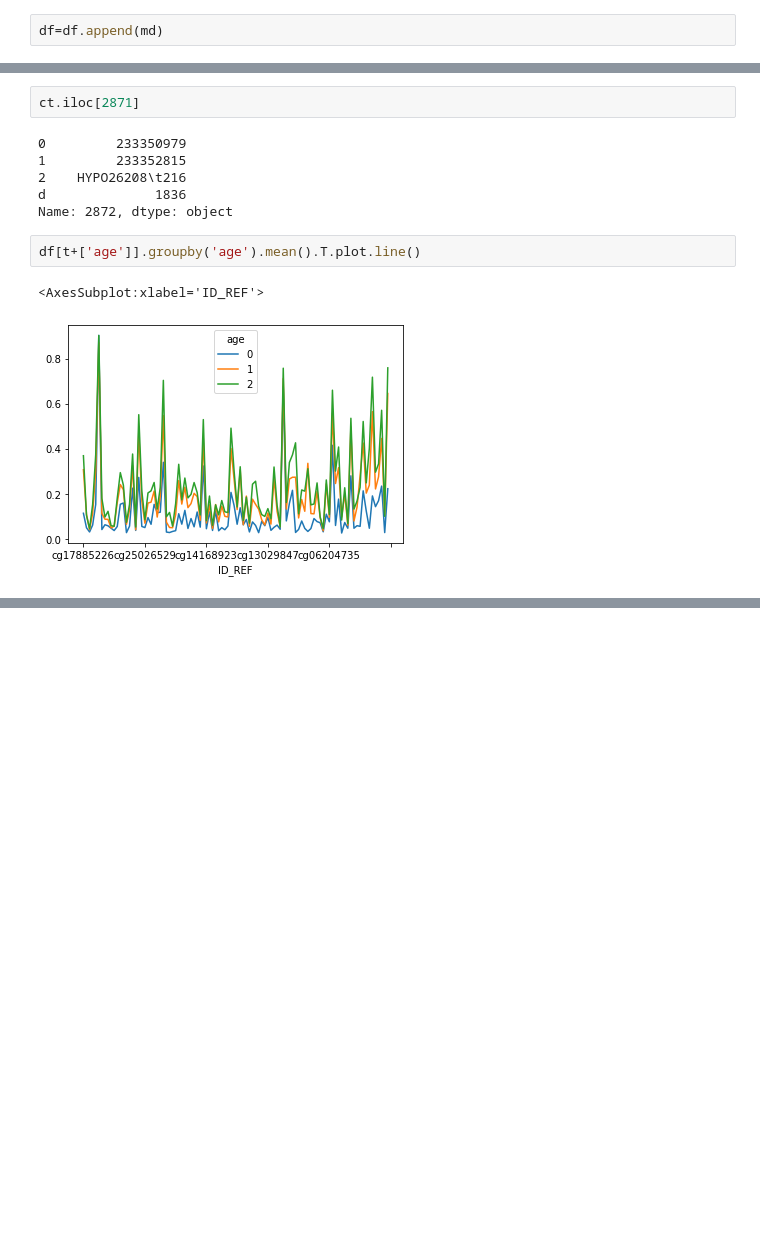
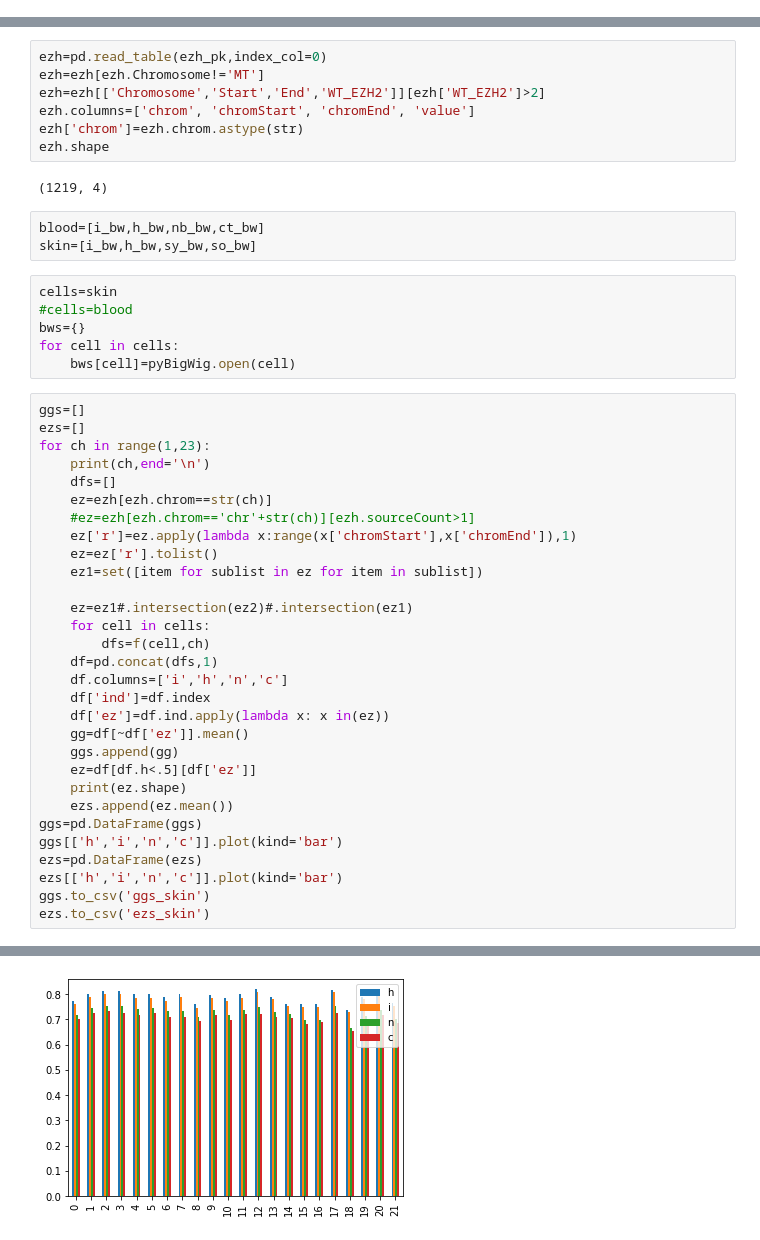
Before and after one commit to moqri/aging_2021, a Jupyter notebook: meth/nbct.ipynb, the cells around one changed output, grey strips where cells are left out. Drawn from its saved outputs; the diff is of its cells as text; blank space fills up the shorter version.

```diff
--- a/meth/nbct.ipynb
+++ b/meth/nbct.ipynb
@@ -34,2 +36,0 @@ df['age']=df['age'].replace({'Newborns':0,'Nonagenarians':2})
-# %%
-df=df.append(md)
@@ -203,13 +37,49 @@ Name: 2871, dtype: object
-# %%
-ct.iloc[2871]
-# %% [output]
-0         233350979
-1         233352815
-2    HYPO26208\t216
-d              1836
-Name: 2872, dtype: object
-# %%
-df[t+['age']].groupby('age').mean().T.plot.line()
-# %% [output]
-<AxesSubplot:xlabel='ID_REF'>
-[figure, removed]
+# %%
+ezh=pd.read_table(ezh_pk,index_col=0)
+ezh=ezh[ezh.Chromosome!='MT']
+ezh=ezh[['Chromosome','Start','End','WT_EZH2']][ezh['WT_EZH2']>2]
+ezh.columns=['chrom', 'chromStart', 'chromEnd', 'value']
+ezh['chrom']=ezh.chrom.astype(str)
+ezh.shape
+# %% [output]
+(1219, 4)
+# %%
+blood=[i_bw,h_bw,nb_bw,ct_bw]
+skin=[i_bw,h_bw,sy_bw,so_bw]
+# %%
+cells=skin
+#cells=blood
+bws={}
+for cell in cells:
+    bws[cell]=pyBigWig.open(cell)
+# %%
+ggs=[]
+ezs=[]
+for ch in range(1,23):
+    print(ch,end='\n')
+    dfs=[]
+    ez=ezh[ezh.chrom==str(ch)]
+    #ez=ezh[ezh.chrom=='chr'+str(ch)][ezh.sourceCount>1]
+    ez['r']=ez.apply(lambda x:range(x['chromStart'],x['chromEnd']),1)
+    ez=ez['r'].tolist()
+    ez1=set([item for sublist in ez for item in sublist])
+
+    ez=ez1#.intersection(ez2)#.intersection(ez1)
+    for cell in cells:
+        dfs=f(cell,ch)
+    df=pd.concat(dfs,1)
+    df.columns=['i','h','n','c']
+    df['ind']=df.index
+    df['ez']=df.ind.apply(lambda x: x in(ez))
+    gg=df[~df['ez']].mean()
+    ggs.append(gg)
+    ez=df[df.h<.5][df['ez']]
+    print(ez.shape)
+    ezs.append(ez.mean())
+ggs=pd.DataFrame(ggs)
+ggs[['h','i','n','c']].plot(kind='bar')
+ezs=pd.DataFrame(ezs)
+ezs[['h','i','n','c']].plot(kind='bar')
+ggs.to_csv('ggs_skin')
+ezs.to_csv('ezs_skin')
+# %% [output]
@@ -215,0 +108 @@ df[t+['age']].groupby('age').mean().T.plot.line()
+[figure, added]
```
Also changed, not shown: parts of 27 cells of this notebook, 13 other files.
